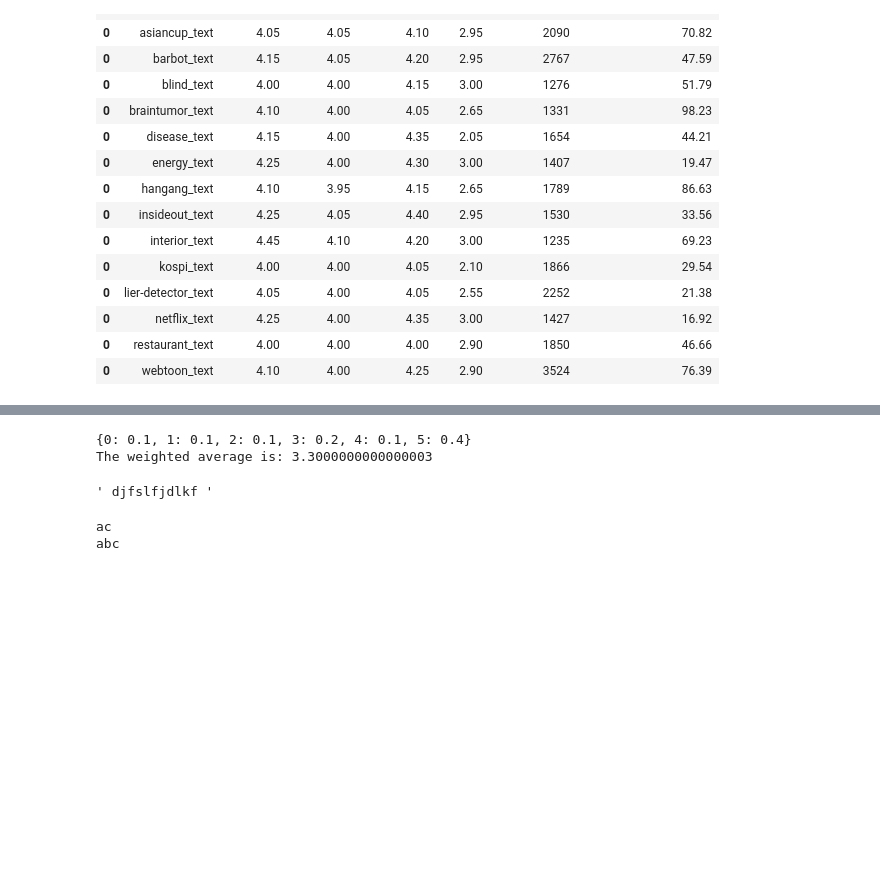
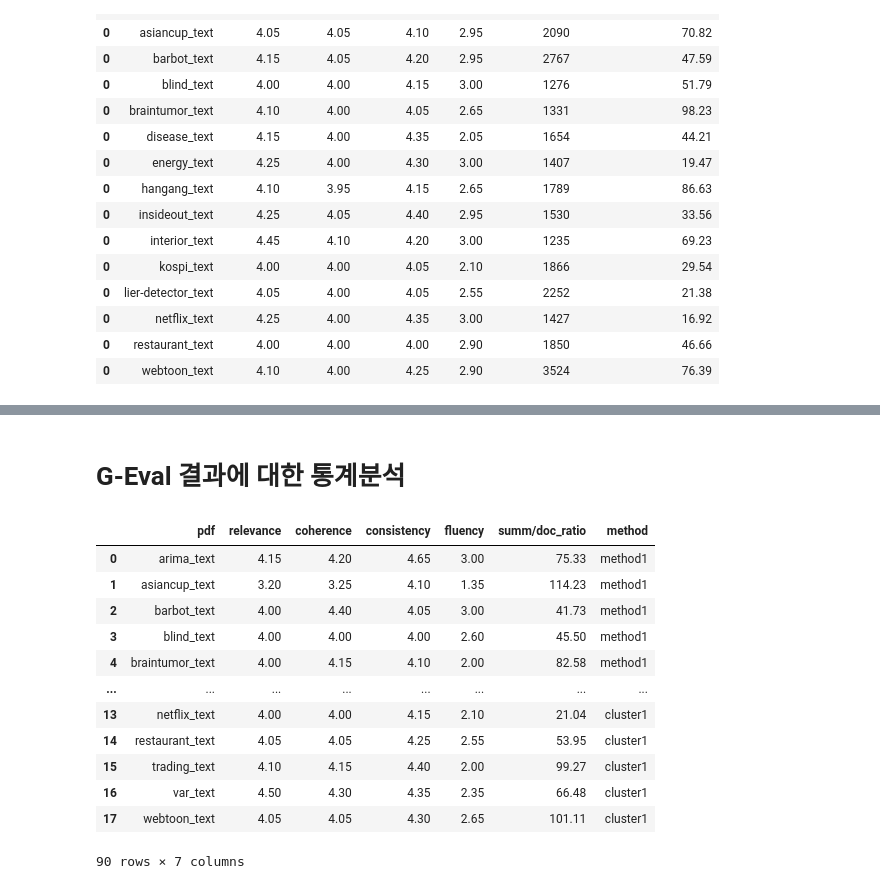
Before and after one commit to skier-song9/bitamin_auto_readme_generator, a Jupyter notebook: code/text_summarization/G-EVAL_testcode.ipynb, the cells around one changed output, grey strips where cells are left out. Saved outputs shown, nothing was run; the diff lists cells and outputs as text; code cells hidden in the pictures; blank space fills up the shorter version.

```diff
--- a/code/text_summarization/G-EVAL_testcode.ipynb
+++ b/code/text_summarization/G-EVAL_testcode.ipynb
@@ -357,34 +351,0 @@ scores_list = [0, 1, 2, 3, 3, 4, 5, 5, 5, 5]
-# %%
-scores_list = [0, 1, 2, 3, 3, 4, 5, 5, 5, 5]
-def calculate_weighted_average(scores):
-    """
-    Calculate the weighted average of a list of scores, where the weights are determined
-    by the frequency of each score in the list.
-
-    :param scores: A list of integer scores in the range of 0 to 5.
-    :return: The weighted average of the scores.
-    """
-    # Check if the list is empty
-    if not scores:
-        return 0
-
-    # Calculate the frequency of each score
-    score_counts = {i: 0 for i in set(scores)}  # Initialize counts for scores 0 to 5
-    for score in scores:
-        score_counts[score] += 1
-
-    # Calculate the total number of scores
-    total_scores = len(scores)
-
-    # Calculate probabilities (weights) for each score
-    probabilities = {score: count / total_scores for score, count in score_counts.items()}
-    print(probabilities)
-
-    # Calculate the weighted average (weighted sum)
-    weighted_sum = sum(score * probabilities[score] for score in set(scores))
-    return weighted_sum
-result = calculate_weighted_average(scores_list)
-print(f"The weighted average is: {result}")
-# %% [output]
-{0: 0.1, 1: 0.1, 2: 0.1, 3: 0.2, 4: 0.1, 5: 0.4}
-The weighted average is: 3.3000000000000003
@@ -421,11 +352,28 @@ df.to_csv('./hello.csv')
-# %%
-erase_tag("<hello> djfslfjdlkf </hello>", '[^>]+')
-# %% [output]
-' djfslfjdlkf '
-# %%
-t = 'abc'
-print(t.replace('b',''))
-print(t)
-# %% [output]
-ac
-abc
+# %% [markdown]
+# G-Eval 결과에 대한 통계분석
+# %%
+m1 = pd.read_csv('../../data/text_summarization/output/g-evals/g-eval_method1_2327.csv')
+m2 = pd.read_csv('../../data/text_summarization/output/g-evals/g-eval_method2_2329.csv')
+m3 = pd.read_csv('../../data/text_summarization/output/g-evals/g-eval_method3_2331.csv')
+m4 = pd.read_csv('../../data/text_summarization/output/g-evals/g-eval_cluster_n_summary_temp0_2323.csv')
+m5 = pd.read_csv('../../data/text_summarization/output/g-evals/g-eval_cluster_n_summary_temp1_2326.csv')
+ms = [m1,m2,m3,m4,m5]
+methods = ['method1','method2','method3','cluster0','cluster1']
+for i,m in enumerate(ms):
+    m['method'] = methods[i]
+combined = pd.concat(ms,axis=0)
+combined
+# %% [output]
+|  | pdf | relevance | coherence | consistency | fluency | summ/doc_ratio | method |
+| 0 | arima_text | 4.15 | 4.20 | 4.65 | 3.00 | 75.33 | method1 |
+| 1 | asiancup_text | 3.20 | 3.25 | 4.10 | 1.35 | 114.23 | method1 |
+| 2 | barbot_text | 4.00 | 4.40 | 4.05 | 3.00 | 41.73 | method1 |
+| 3 | blind_text | 4.00 | 4.00 | 4.00 | 2.60 | 45.50 | method1 |
+| 4 | braintumor_text | 4.00 | 4.15 | 4.10 | 2.00 | 82.58 | method1 |
+| ... | ... | ... | ... | ... | ... | ... | ... |
+| 13 | netflix_text | 4.00 | 4.00 | 4.15 | 2.10 | 21.04 | cluster1 |
+| 14 | restaurant_text | 4.05 | 4.05 | 4.25 | 2.55 | 53.95 | cluster1 |
+| 15 | trading_text | 4.10 | 4.15 | 4.40 | 2.00 | 99.27 | cluster1 |
+| 16 | var_text | 4.50 | 4.30 | 4.35 | 2.35 | 66.48 | cluster1 |
+| 17 | webtoon_text | 4.05 | 4.05 | 4.30 | 2.65 | 101.11 | cluster1 |
+90 rows × 7 columns
```
Also changed, not shown: parts of 2 cells of this notebook, 44 other files.
